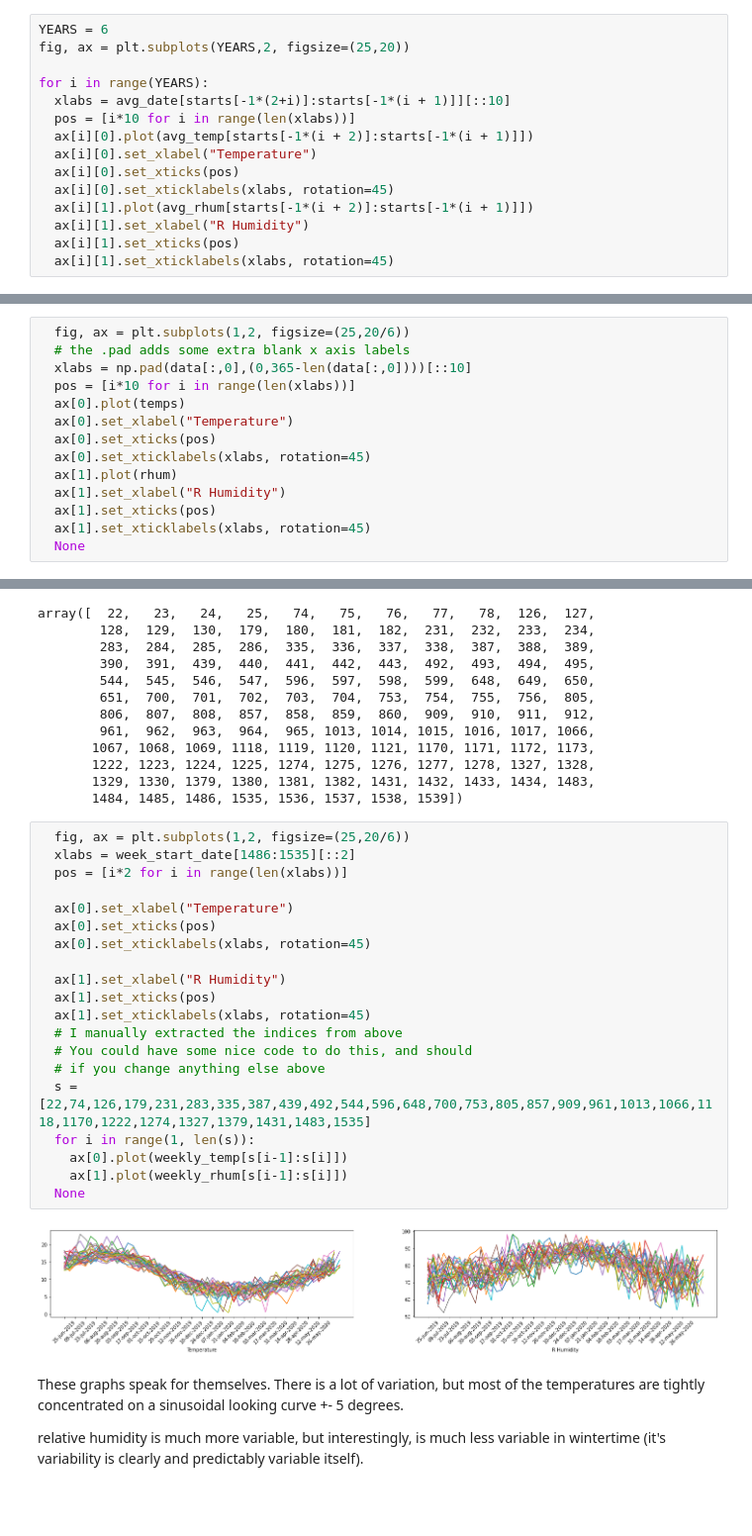
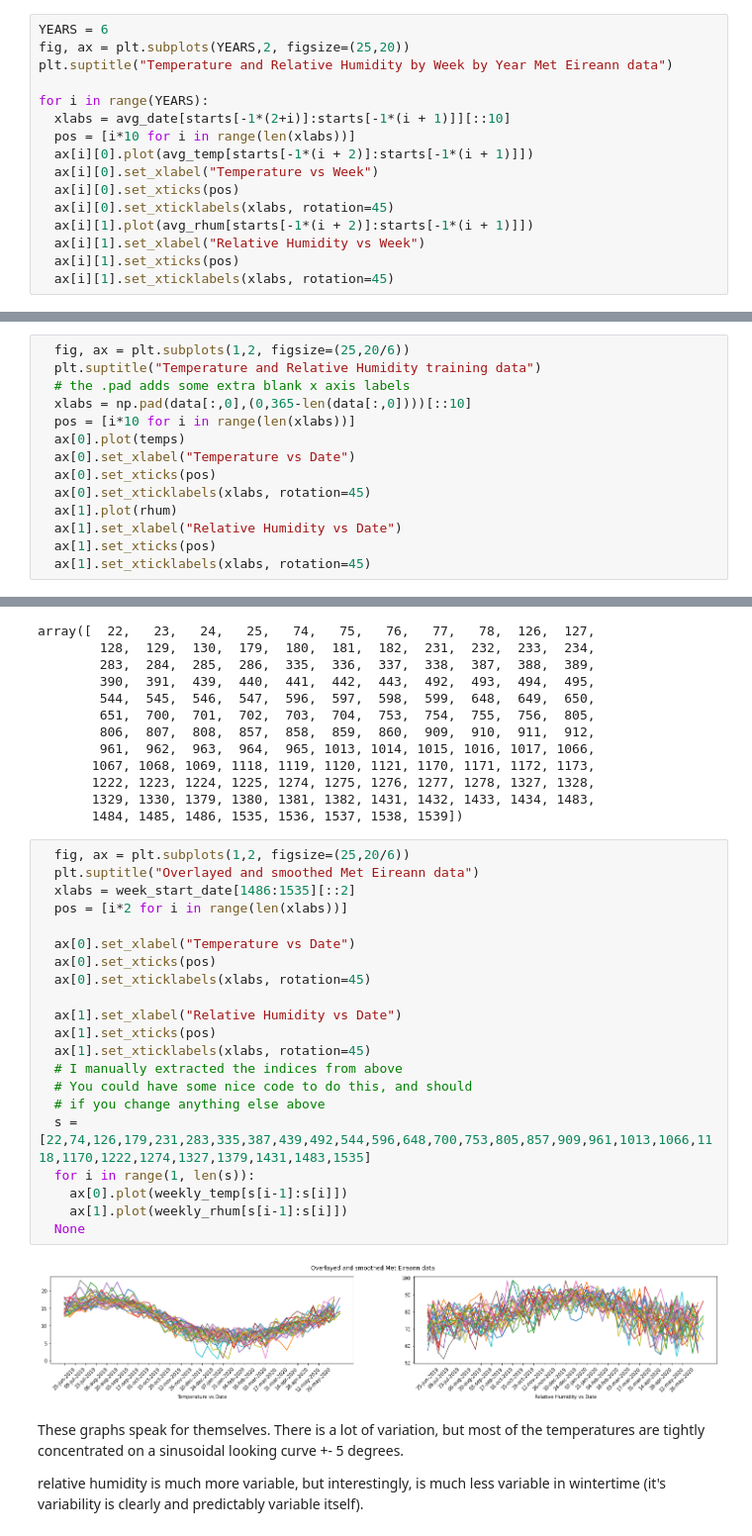
Before and after one commit to uccdatasoc/git-eireann, a Jupyter notebook: GitEireann_Data_Exploration_Part_1.ipynb, the cells around one changed output, grey strips where cells are left out. Shown at 99% size. Cells and saved outputs as stored; diff of their text form; blank space fills up the shorter version.

```diff
--- a/GitEireann_Data_Exploration_Part_1.ipynb
+++ b/GitEireann_Data_Exploration_Part_1.ipynb
@@ -308,16 +308,17 @@ Lets plot 6 years of (unsmoothed) temperatures and relative humidities, starting
 # %%
 YEARS = 6
 fig, ax = plt.subplots(YEARS,2, figsize=(25,20))
+plt.suptitle("Temperature and Relative Humidity by Week by Year Met Eireann data")
 
 for i in range(YEARS):
   xlabs = avg_date[starts[-1*(2+i)]:starts[-1*(i + 1)]][::10]
   pos = [i*10 for i in range(len(xlabs))]
   ax[i][0].plot(avg_temp[starts[-1*(i + 2)]:starts[-1*(i + 1)]])
-  ax[i][0].set_xlabel("Temperature")
+  ax[i][0].set_xlabel("Temperature vs Week")
   ax[i][0].set_xticks(pos)
   ax[i][0].set_xticklabels(xlabs, rotation=45)
   ax[i][1].plot(avg_rhum[starts[-1*(i + 2)]:starts[-1*(i + 1)]])
-  ax[i][1].set_xlabel("R Humidity")
+  ax[i][1].set_xlabel("Relative Humidity vs Week")
   ax[i][1].set_xticks(pos)
   ax[i][1].set_xticklabels(xlabs, rotation=45)
 # %% [output]
@@ -334,16 +335,16 @@ np.pad(np.array([12,3]),(0,2))
 array([12,  3,  0,  0])
 # %%
   fig, ax = plt.subplots(1,2, figsize=(25,20/6))
+  plt.suptitle("Temperature and Relative Humidity training data")
   # the .pad adds some extra blank x axis labels
   xlabs = np.pad(data[:,0],(0,365-len(data[:,0])))[::10]
   pos = [i*10 for i in range(len(xlabs))]
   ax[0].plot(temps)
-  ax[0].set_xlabel("Temperature")
+  ax[0].set_xlabel("Temperature vs Date")
   ax[0].set_xticks(pos)
   ax[0].set_xticklabels(xlabs, rotation=45)
   ax[1].plot(rhum)
-  ax[1].set_xlabel("R Humidity")
+  ax[1].set_xlabel("Relative Humidity vs Date")
   ax[1].set_xticks(pos)
   ax[1].set_xticklabels(xlabs, rotation=45)
-  None
 # %% [output]
@@ -398,26 +416,27 @@ array([  22,   23,   24,   25,   74,   75,   76,   77,   78,  126,  127,
        1484, 1485, 1486, 1535, 1536, 1537, 1538, 1539])
 # %%
   fig, ax = plt.subplots(1,2, figsize=(25,20/6))
+  plt.suptitle("Overlayed and smoothed Met Eireann data")
   xlabs = week_start_date[1486:1535][::2]
   pos = [i*2 for i in range(len(xlabs))]
 
-  ax[0].set_xlabel("Temperature")
+  ax[0].set_xlabel("Temperature vs Date")
   ax[0].set_xticks(pos)
   ax[0].set_xticklabels(xlabs, rotation=45)
 
-  ax[1].set_xlabel("R Humidity")
+  ax[1].set_xlabel("Relative Humidity vs Date")
   ax[1].set_xticks(pos)
   ax[1].set_xticklabels(xlabs, rotation=45)
   # I manually extracted the indices from above
   # You could have some nice code to do this, and should
   # if you change anything else above
   s = [22,74,126,179,231,283,335,387,439,492,544,596,648,700,753,805,857,909,961,1013,1066,1118,1170,1222,1274,1327,1379,1431,1483,1535]
   for i in range(1, len(s)):
     ax[0].plot(weekly_temp[s[i-1]:s[i]])
     ax[1].plot(weekly_rhum[s[i-1]:s[i]])
   None
 # %% [output]
-[figure, old version]
+[figure, new version]
 # %% [markdown]
 These graphs speak for themselves. There is a lot of variation, but most of the temperatures are tightly concentrated on a sinusoidal looking curve +- 5 degrees.
 
```
Also changed, not shown: parts of 11 cells of this notebook.
